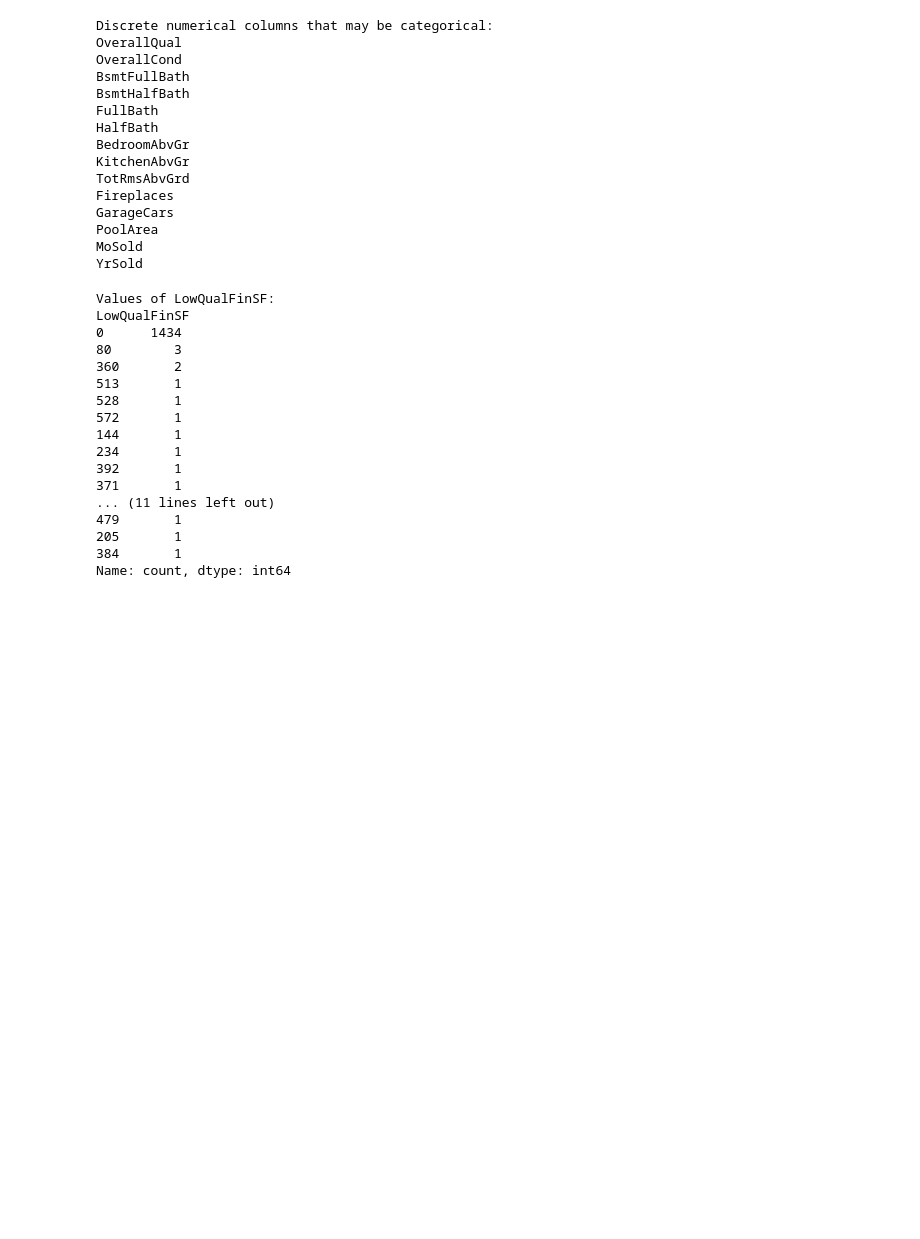
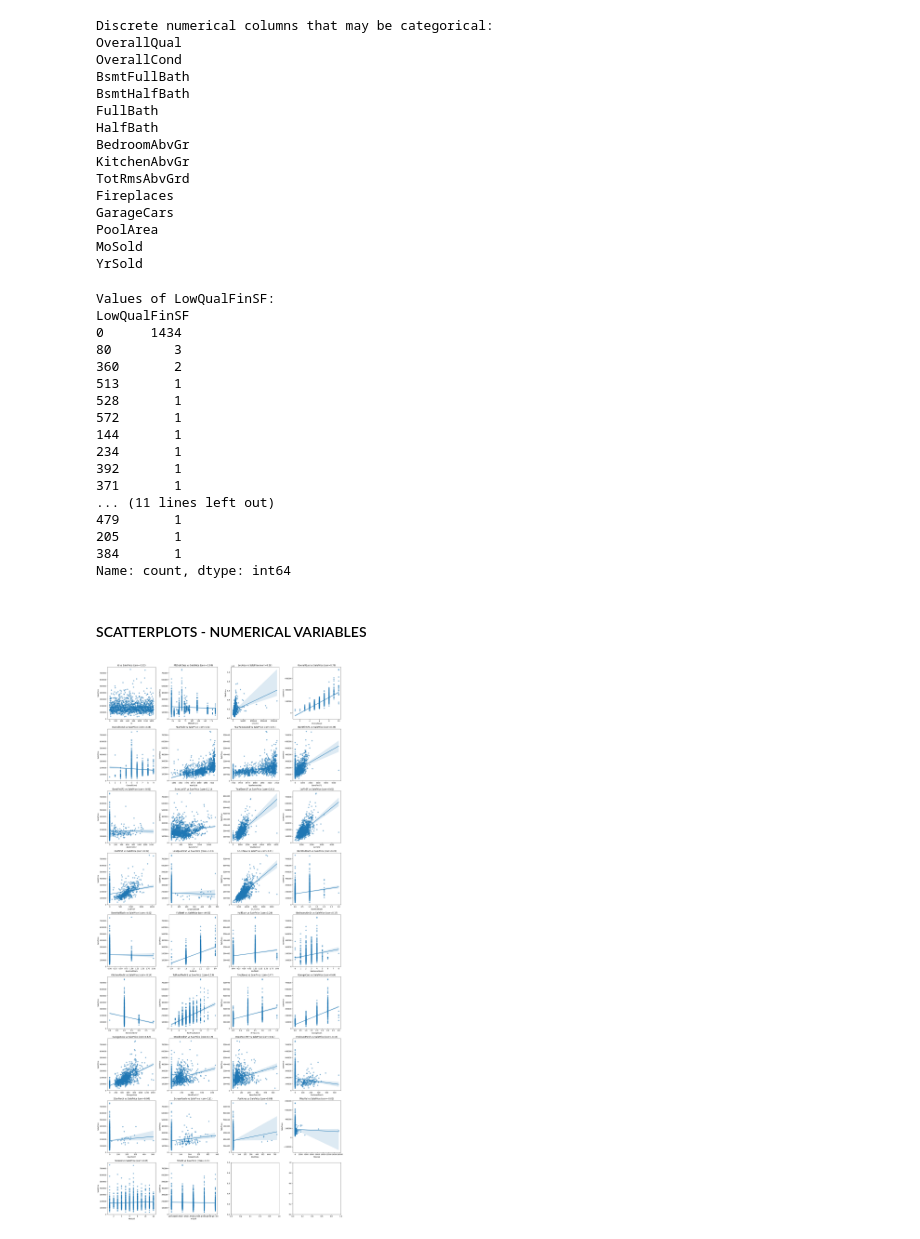
Before and after one commit to joseph-m-pasia/kg-house-price-prediction, a Jupyter notebook: notebooks/00_eda.ipynb, the cells around one changed output. Drawn from its saved outputs; the diff is of its cells as text; code cells hidden in the pictures; blank space fills up the shorter version.

```diff
--- a/notebooks/00_eda.ipynb
+++ b/notebooks/00_eda.ipynb
@@ -192,0 +196,8 @@ for col in train.columns:
+# %%
+# Identify variables with element having count more than 1400 (95.9%)
+for col in train.columns:
+    value_counts = train[col].value_counts()
+    high_count_values = value_counts[value_counts > 1400]
+    if not high_count_values.empty:
+        print(f"\nColumn '{col}' has the following values with counts greater than 1400:")
+        print(high_count_values)
@@ -236,3 +265,19 @@ LowQualFinSF
 205       1
 384       1
 Name: count, dtype: int64
+# %% [markdown]
+#### SCATTERPLOTS - NUMERICAL VARIABLES
+# %%
+# Create scatter plots in n by 4 grid with regression lines and correlation for numerical variables against SalePrice
+numerical_cols = train.select_dtypes(include=['int64', 'float64']).columns.drop('SalePrice')
+n_rows = (len(numerical_cols) + 3) // 4  # Calculate number of rows
+fig, axes = plt.subplots(n_rows, 4, figsize=(20, 5 * n_rows))
+for i, col in enumerate(numerical_cols):
+    ax = axes[i // 4, i % 4]
+    sns.regplot(x=train[col], y=train['SalePrice'], ax=ax, scatter_kws={'alpha':0.5})
+    corr = train[col].corr(train['SalePrice'])
+    ax.set_title(f"{col} vs SalePrice (corr={corr:.2f})")
+plt.tight_layout()
+plt.show()
+# %% [output]
+[figure, added]
```
Also changed, not shown: parts of 9 cells of this notebook.
